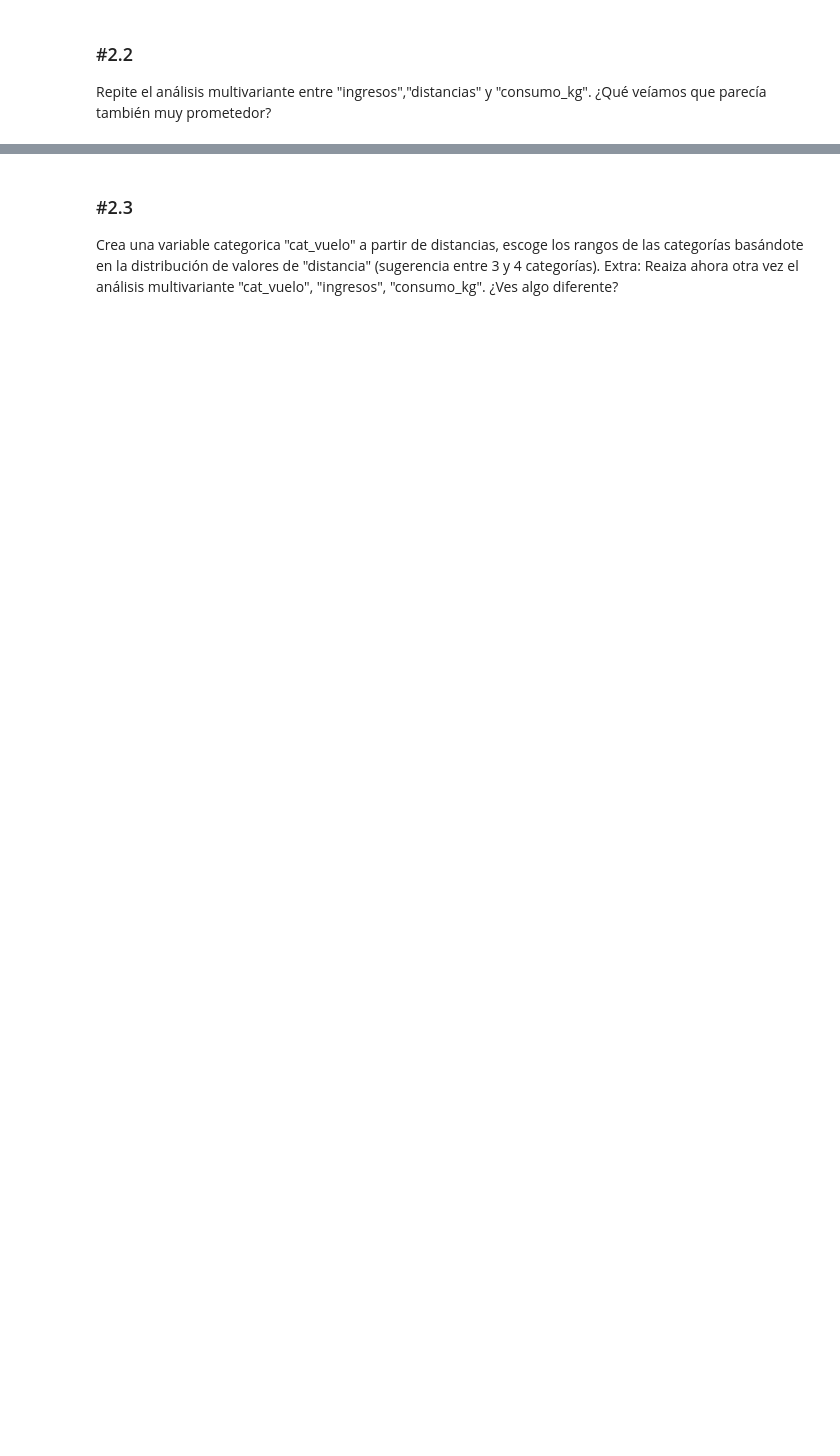
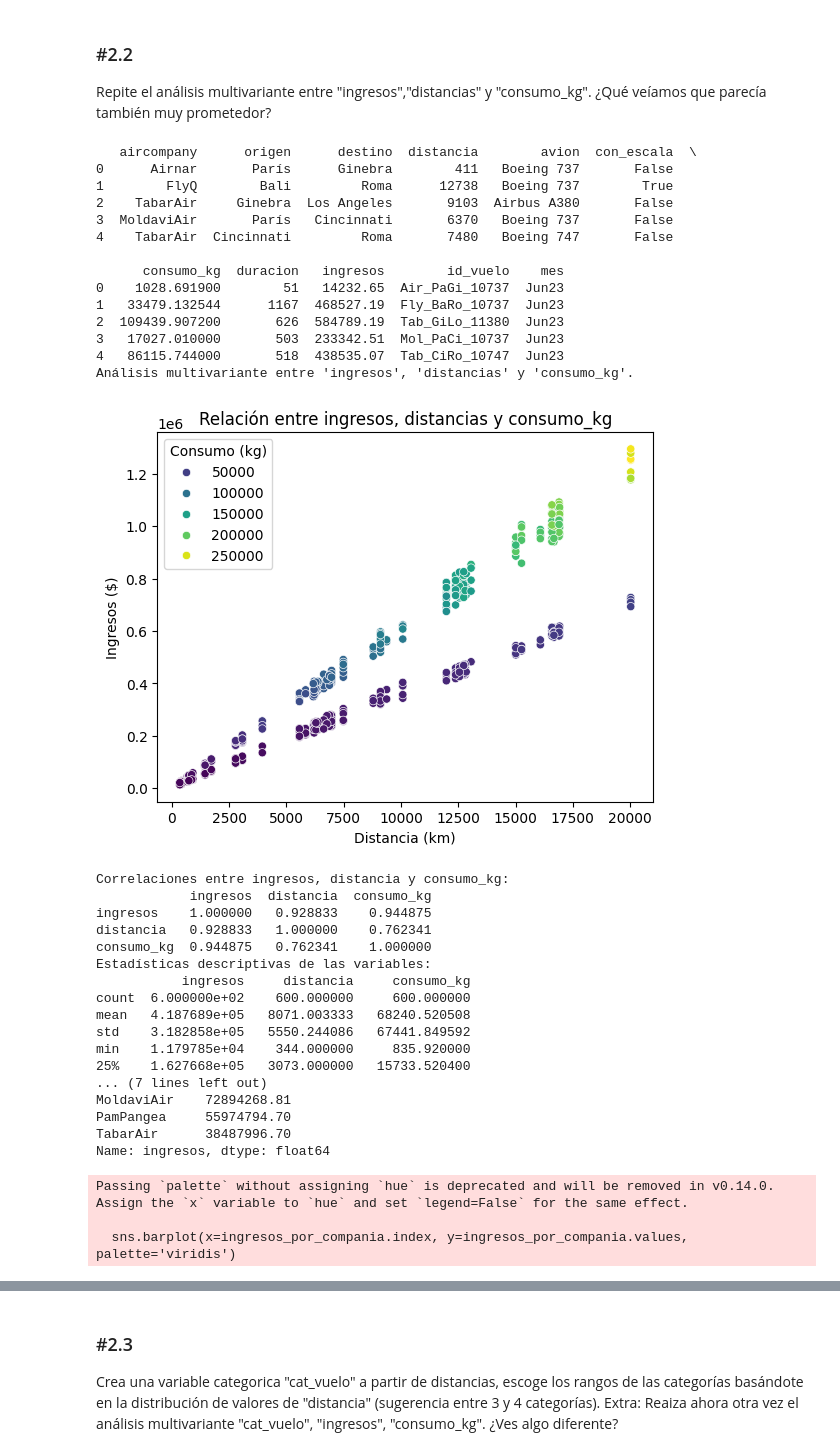
Before and after one commit to PabloVilla89/ONLINE_DS_THEBRIDGE_PABLOVILLALAIN, a Jupyter notebook: Sprint7/Unidad 2/18_Practica_Obligatoria_Multivariante.ipynb, the cells around one changed output, grey strips where cells are left out. Drawn from its saved outputs; the diff is of its cells as text; code cells hidden in the pictures; blank space fills up the shorter version.

```diff
--- a/Sprint7/Unidad 2/18_Practica_Obligatoria_Multivariante.ipynb
+++ b/Sprint7/Unidad 2/18_Practica_Obligatoria_Multivariante.ipynb
@@ -367,3 +300,74 @@ Carga el dataset de viajes del mes de junio. Repite el análisis bivariante entr
 ### #2.2
 
 Repite el análisis multivariante entre "ingresos","distancias" y "consumo_kg". ¿Qué veíamos que parecía también muy prometedor?
+# %%
+# Cargar los datos
+df_viajes = pd.read_csv('./data/dataset_viajes_jun23.csv')
+print(df_viajes.head())
+
+# Análisis multivariante entre "ingresos", "distancias" y "consumo_kg"
+print("Análisis multivariante entre 'ingresos', 'distancias' y 'consumo_kg'.")
+
+# Gráfico de dispersión de ingresos vs distancia con consumo_kg como color
+sns.scatterplot(data=df_viajes, x='distancia', y='ingresos', hue='consumo_kg', palette='viridis')
+plt.title('Relación entre ingresos, distancias y consumo_kg')
+plt.xlabel('Distancia (km)')
+plt.ylabel('Ingresos ($)')
+plt.legend(title='Consumo (kg)')
+plt.show()
+
+# Correlaciones entre las variables
+correlations = df_viajes[['ingresos', 'distancia', 'consumo_kg']].corr()
+print("Correlaciones entre ingresos, distancia y consumo_kg:")
+print(correlations)
+
+# Análisis descriptivo de las variables
+print("Estadísticas descriptivas de las variables:")
+print(df_viajes[['ingresos', 'distancia', 'consumo_kg']].describe())
+
+# Análisis adicional de ingresos por compañía aérea
+print("Análisis de ingresos por compañía aérea:")
+ingresos_por_compania = df_viajes.groupby('aircompany')['ingresos'].sum()
+print(ingresos_por_compania)
+sns.barplot(x=ingresos_por_compania.index, y=ingresos_por_compania.values, palette='viridis')
+plt.title('Ingresos totales por compañía aérea')
+plt.xlabel('Compañía aérea')
+plt.ylabel('Ingresos ($)')
+plt.xticks(rotation=45)
+plt.show()
+# %% [output]
+   aircompany      origen      destino  distancia        avion  con_escala  \
+0      Airnar       París      Ginebra        411   Boeing 737       False
+1        FlyQ        Bali         Roma      12738   Boeing 737        True
+2    TabarAir     Ginebra  Los Angeles       9103  Airbus A380       False
+3  MoldaviAir       París   Cincinnati       6370   Boeing 737       False
+4    TabarAir  Cincinnati         Roma       7480   Boeing 747       False
+
+      consumo_kg  duracion   ingresos        id_vuelo    mes
+0    1028.691900        51   14232.65  Air_PaGi_10737  Jun23
+1   33479.132544      1167  468527.19  Fly_BaRo_10737  Jun23
+2  109439.907200       626  584789.19  Tab_GiLo_11380  Jun23
+3   17027.010000       503  233342.51  Mol_PaCi_10737  Jun23
+4   86115.744000       518  438535.07  Tab_CiRo_10747  Jun23
+Análisis multivariante entre 'ingresos', 'distancias' y 'consumo_kg'.
+[figure, added]
+Correlaciones entre ingresos, distancia y consumo_kg:
+            ingresos  distancia  consumo_kg
+ingresos    1.000000   0.928833    0.944875
+distancia   0.928833   1.000000    0.762341
+consumo_kg  0.944875   0.762341    1.000000
+Estadísticas descriptivas de las variables:
+           ingresos     distancia     consumo_kg
+count  6.000000e+02    600.000000     600.000000
+mean   4.187689e+05   8071.003333   68240.520508
+std    3.182858e+05   5550.244086   67441.849592
+min    1.179785e+04    344.000000     835.920000
+25%    1.627668e+05   3073.000000   15733.520400
+... (7 lines left out)
+MoldaviAir    72894268.81
+PamPangea     55974794.70
+TabarAir      38487996.70
+Name: ingresos, dtype: float64
+Passing `palette` without assigning `hue` is deprecated and will be removed in v0.14.0. Assign the `x` variable to `hue` and set `legend=False` for the same effect.
+
+  sns.barplot(x=ingresos_por_compania.index, y=ingresos_por_compania.values, palette='viridis')
```
Also changed, not shown: parts of 6 cells of this notebook.
